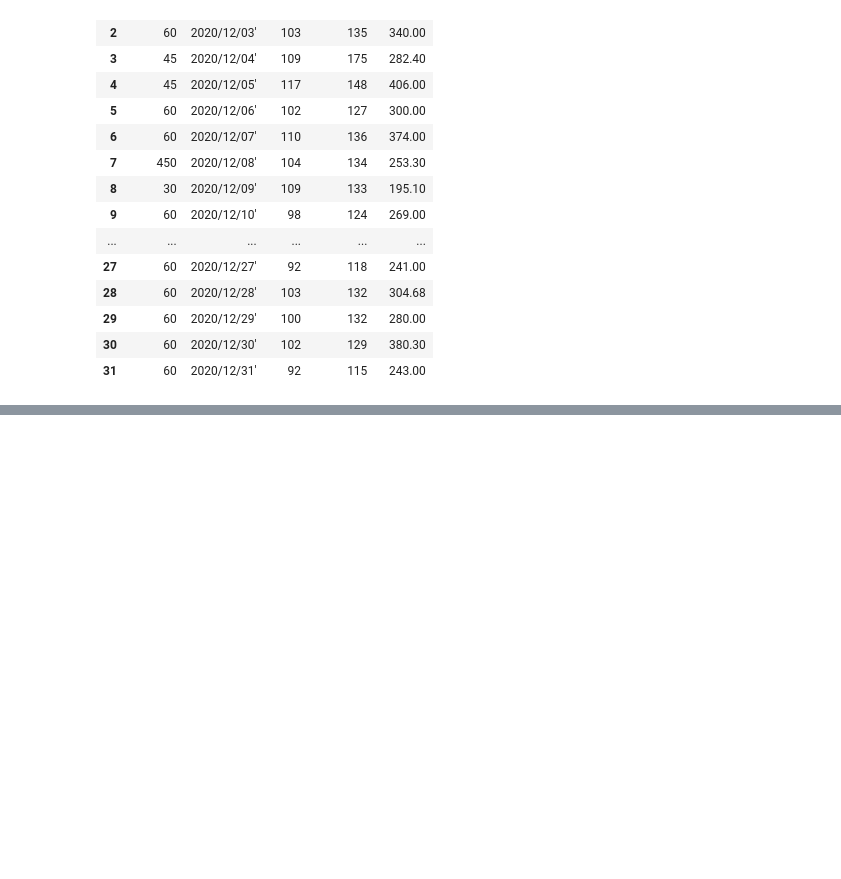
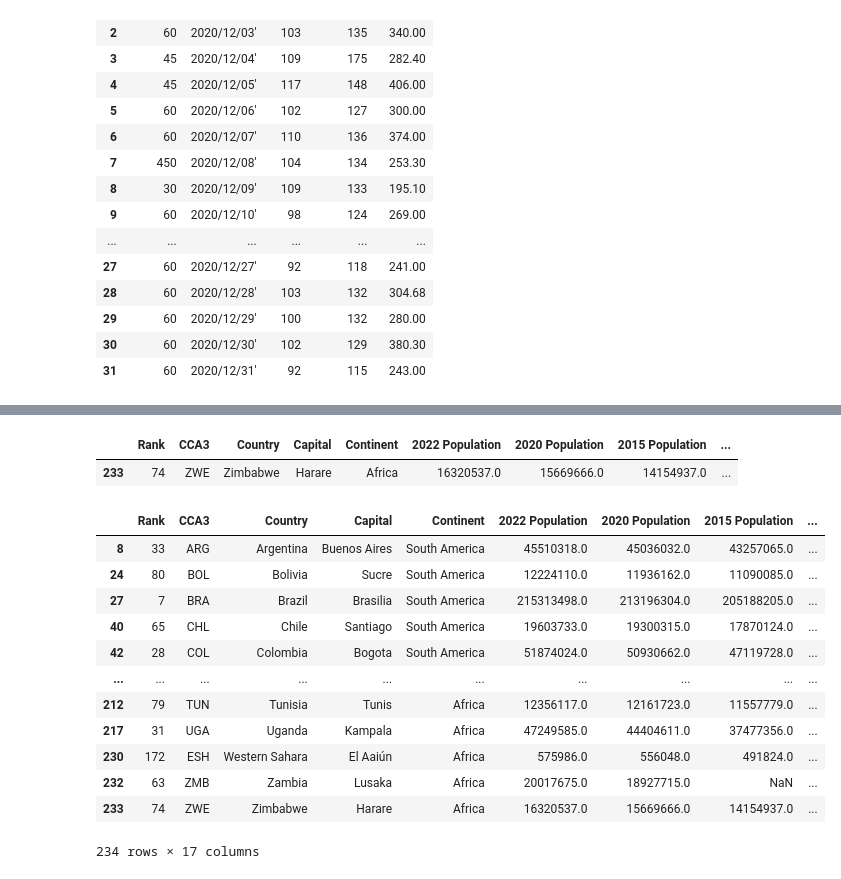
Before and after one commit to OrthrusB/ML-From-Scratch, a Jupyter notebook: Introduction/pandas.ipynb, the cells around one changed output, grey strips where cells are left out. Cells and saved outputs as stored; diff of their text form; code cells hidden in the pictures; blank space fills up the shorter version.

```diff
--- a/Introduction/pandas.ipynb
+++ b/Introduction/pandas.ipynb
@@ -253,0 +455,25 @@ For example, when doing 'df[col].method(value, inplace=True)', try using 'df.met
+# %%
+# Apply filter to see details of Zimbabwe entire row
+zimbabwe_row = df[df['Country'] == 'Zimbabwe']
+zimbabwe_row
+# %% [output]
+|  | Rank | CCA3 | Country | Capital | Continent | 2022 Population | 2020 Population | 2015 Population | ... |
+| 233 | 74 | ZWE | Zimbabwe | Harare | Africa | 16320537.0 | 15669666.0 | 14154937.0 | ... |
+# %%
+# Table 3
+df1 = df.sort_values(by=['Continent', 'Country'], ascending=[False,True])
+df1
+# %% [output]
+|  | Rank | CCA3 | Country | Capital | Continent | 2022 Population | 2020 Population | 2015 Population | ... |
+| 8 | 33 | ARG | Argentina | Buenos Aires | South America | 45510318.0 | 45036032.0 | 43257065.0 | ... |
+| 24 | 80 | BOL | Bolivia | Sucre | South America | 12224110.0 | 11936162.0 | 11090085.0 | ... |
+| 27 | 7 | BRA | Brazil | Brasilia | South America | 215313498.0 | 213196304.0 | 205188205.0 | ... |
+| 40 | 65 | CHL | Chile | Santiago | South America | 19603733.0 | 19300315.0 | 17870124.0 | ... |
+| 42 | 28 | COL | Colombia | Bogota | South America | 51874024.0 | 50930662.0 | 47119728.0 | ... |
+| ... | ... | ... | ... | ... | ... | ... | ... | ... | ... |
+| 212 | 79 | TUN | Tunisia | Tunis | Africa | 12356117.0 | 12161723.0 | 11557779.0 | ... |
+| 217 | 31 | UGA | Uganda | Kampala | Africa | 47249585.0 | 44404611.0 | 37477356.0 | ... |
+| 230 | 172 | ESH | Western Sahara | El Aaiún | Africa | 575986.0 | 556048.0 | 491824.0 | ... |
+| 232 | 63 | ZMB | Zambia | Lusaka | Africa | 20017675.0 | 18927715.0 | NaN | ... |
+| 233 | 74 | ZWE | Zimbabwe | Harare | Africa | 16320537.0 | 15669666.0 | 14154937.0 | ... |
+234 rows × 17 columns
```
Also changed, not shown: parts of 15 cells of this notebook.
